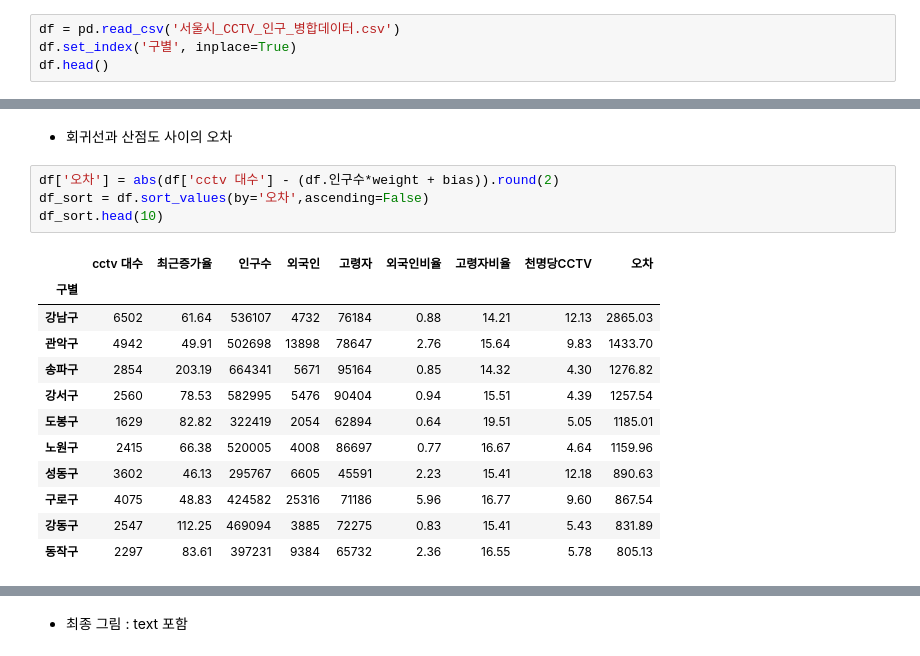
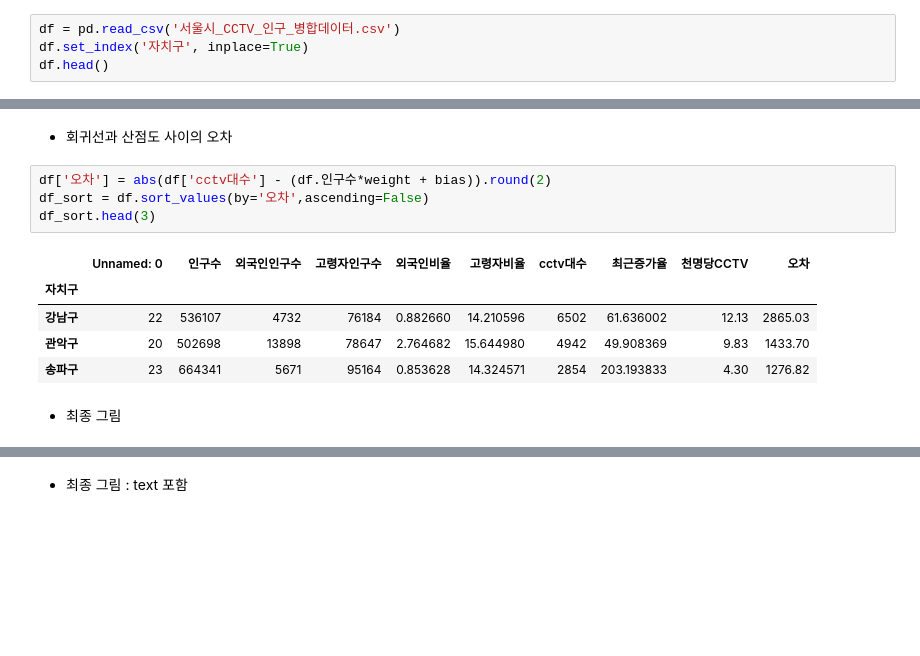
Before and after one commit to saemsaemoo/MachineLearning-2021-12, a Jupyter notebook: 00.데이터분석/21.서울시데이터분석및시각화.ipynb, the cells around one changed output, grey strips where cells are left out. Cells and saved outputs as stored; diff of their text form; blank space fills up the shorter version.

```diff
--- a/00.데이터분석/21.서울시데이터분석및시각화.ipynb
+++ b/00.데이터분석/21.서울시데이터분석및시각화.ipynb
@@ -13,6 +13,6 @@ import warnings
 warnings.filterwarnings(action='ignore')
 # %%
 df = pd.read_csv('서울시_CCTV_인구_병합데이터.csv')
-df.set_index('구별', inplace=True)
+df.set_index('자치구', inplace=True)
 df.head()
 # %% [output]
@@ -87,19 +99,14 @@ array([1610.82711248, 1841.89897154])
 # %% [markdown]
 - 회귀선과 산점도 사이의 오차
 # %%
-df['오차'] = abs(df['cctv 대수'] - (df.인구수*weight + bias)).round(2)
+df['오차'] = abs(df['cctv대수'] - (df.인구수*weight + bias)).round(2)
 df_sort = df.sort_values(by='오차',ascending=False)
-df_sort.head(10)
+df_sort.head(3)
 # %% [output]
-|  | cctv 대수 | 최근증가율 | 인구수 | 외국인 | 고령자 | 외국인비율 | 고령자비율 | 천명당CCTV | 오차 |
-| 구별 |  |  |  |  |  |  |  |  |  |
-| 강남구 | 6502 | 61.64 | 536107 | 4732 | 76184 | 0.88 | 14.21 | 12.13 | 2865.03 |
-| 관악구 | 4942 | 49.91 | 502698 | 13898 | 78647 | 2.76 | 15.64 | 9.83 | 1433.70 |
-| 송파구 | 2854 | 203.19 | 664341 | 5671 | 95164 | 0.85 | 14.32 | 4.30 | 1276.82 |
-| 강서구 | 2560 | 78.53 | 582995 | 5476 | 90404 | 0.94 | 15.51 | 4.39 | 1257.54 |
-| 도봉구 | 1629 | 82.82 | 322419 | 2054 | 62894 | 0.64 | 19.51 | 5.05 | 1185.01 |
-| 노원구 | 2415 | 66.38 | 520005 | 4008 | 86697 | 0.77 | 16.67 | 4.64 | 1159.96 |
-| 성동구 | 3602 | 46.13 | 295767 | 6605 | 45591 | 2.23 | 15.41 | 12.18 | 890.63 |
-| 구로구 | 4075 | 48.83 | 424582 | 25316 | 71186 | 5.96 | 16.77 | 9.60 | 867.54 |
-| 강동구 | 2547 | 112.25 | 469094 | 3885 | 72275 | 0.83 | 15.41 | 5.43 | 831.89 |
-| 동작구 | 2297 | 83.61 | 397231 | 9384 | 65732 | 2.36 | 16.55 | 5.78 | 805.13 |
+|  | Unnamed: 0 | 인구수 | 외국인인구수 | 고령자인구수 | 외국인비율 | 고령자비율 | cctv대수 | 최근증가율 | 천명당CCTV | 오차 |
+| 자치구 |  |  |  |  |  |  |  |  |  |  |
+| 강남구 | 22 | 536107 | 4732 | 76184 | 0.882660 | 14.210596 | 6502 | 61.636002 | 12.13 | 2865.03 |
+| 관악구 | 20 | 502698 | 13898 | 78647 | 2.764682 | 15.644980 | 4942 | 49.908369 | 9.83 | 1433.70 |
+| 송파구 | 23 | 664341 | 5671 | 95164 | 0.853628 | 14.324571 | 2854 | 203.193833 | 4.30 | 1276.82 |
+# %% [markdown]
+- 최종 그림
```
Also changed, not shown: parts of 12 cells of this notebook, 1 other file.
